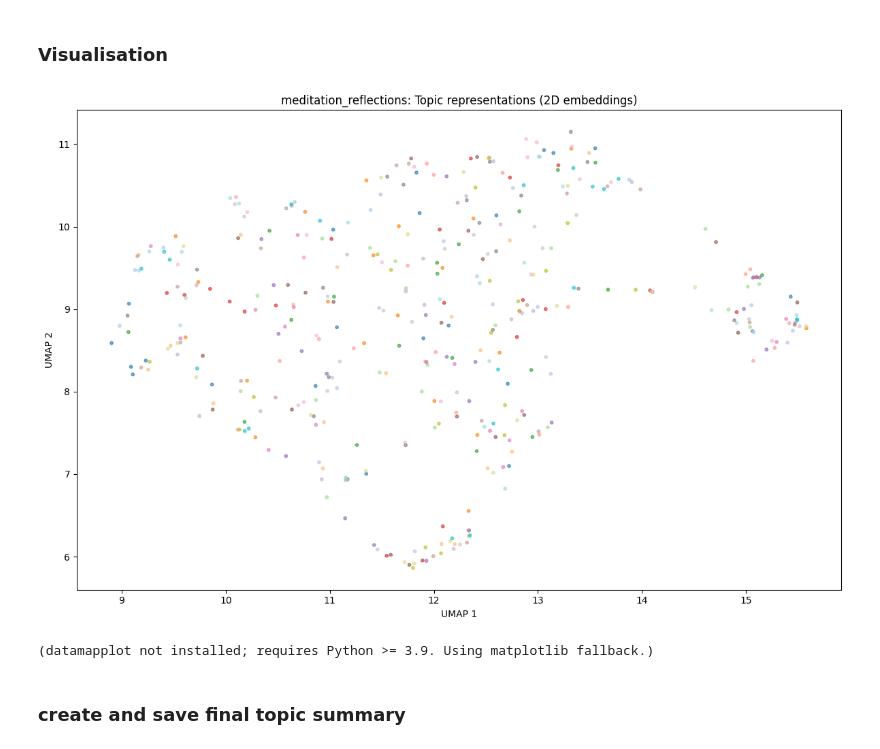
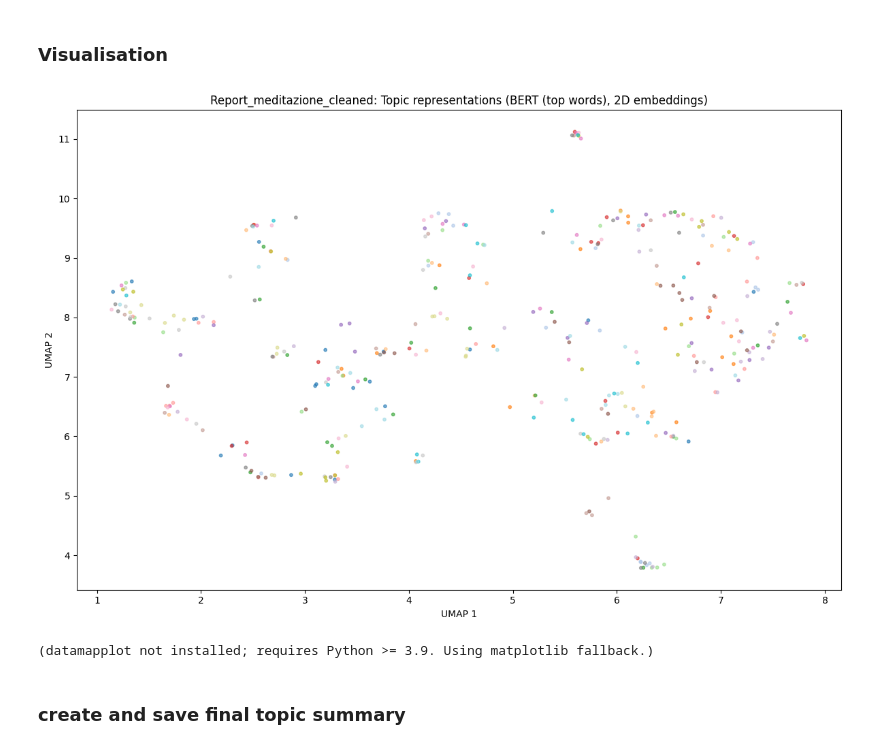
Before and after one commit to StormVRguy/MOSAIC_adapted, a Jupyter notebook: notebooks/1_Run_pipeline/MOSAIC_pipeline.ipynb, the cells around one changed output. Cells and saved outputs as stored; diff of their text form; code cells hidden in the pictures.

```diff
--- a/notebooks/1_Run_pipeline/MOSAIC_pipeline.ipynb
+++ b/notebooks/1_Run_pipeline/MOSAIC_pipeline.ipynb
@@ -138,7 +141,7 @@ outlier_threshold = 0.4#0.65
 
 # Trial: trial_200_topics.csv (200+ rows, 5 topics) or trial_cleaned_raw.csv; Dreamachine uses condition_reflections_APIcleaned.csv (column 'cleaned_reflection')
 if dataset == "trial":
-    trial_file = "meditation_reflections_raw.csv" if os.path.exists(os.path.join(DATA_DIR, "meditation_reflections_raw.csv")) else "meditation_reflections_raw.csv"
+    trial_file = "Report_meditazione_cleaned.csv" if os.path.exists(os.path.join(DATA_DIR, "Report_meditazione_cleaned.csv")) else "Report_meditazione_cleaned.csv"
     reports_path = os.path.join(DATA_DIR, trial_file)
     text_column = "reflection_answer"
 else:
@@ -509,10 +519,11 @@ for index, row in topic_info_df.iterrows():
     mmr_keywords = row['MMR']
 
     # Print the keywords for the current topic
-    print(f"\nTopic {topic_id}:")
-    print(f"  - c-TF-IDF: {ctfidf_keywords}")
-    print(f"  - KeyBERT: {keybert_keywords}")
-    print(f"  - MMR:     {mmr_keywords}")
+    if(topic_id>=0):
+        print(f"\nTopic {topic_id}:")
+        print(f"  - c-TF-IDF: {ctfidf_keywords}")
+        print(f"  - KeyBERT: {keybert_keywords}")
+        print(f"  - MMR:     {mmr_keywords}")
 
 print("\n" + "="*80 + "\n")
 # %% [output]
@@ -545,7 +597,7 @@ model_path = hf_hub_download(
 )
 
 # Use llama.cpp to load in a Quantized LLM
-llm = Llama(model_path=model_path, n_gpu_layers=-1, n_ctx=4096, stop=["Q:", "\n","Label:","Topic name:","Keywords:","(Note:","Note:","The label is:"],verbose=False)
+llm = Llama(model_path=model_path, n_gpu_layers=-1, n_ctx=4096, stop=["Q:", "\n", "LABEL:", "Label:", "Etichetta:", "Topic name:", "Keywords:", "PAROLE CHIAVE:", "(Nota:", "Nota:", "The label is:", "L'etichetta è:"], verbose=False)
 # %% [output]
 Setting up Llama3 for topic representation...
 llama_context: n_ctx_per_seq (4096) < n_ctx_train (8192) -- the full capacity of the model will not be utilized
@@ -681,7 +735,7 @@ This task is an example of how to use the provided
 # %% [markdown]
 ### Process and apply topic labels generated by Llama3
 # %%
-llm_labels_raw = [label[0][0] for label in topic_model.get_topics(full=True)["LLM"].values()]
+llm_labels_raw = [label[0][0] for label in topic_model.get_topics(full=True)["LLM_Custom"].values()]
 llm_labels = [re.sub(r'\s+', ' ', label.split("\n")[0].replace('"', '')).strip() for label in llm_labels_raw]
 #llm_labels = [label[0][0].replace('\nThe topic is labeled as:','').replace('\n', '').replace('Label:', '').replace('"', '') for label in topic_model.get_topics(full=True)["LLM"].values()]
 # llm_labels = [re.sub(r'\W+', ' ', label[0][0].split("\n")[0].replace('"', '')) for label in topic_model.get_topics(full=True)["LLM"].values()]
@@ -710,43 +876,57 @@ Generated Topic Labels:
 # %% [markdown]
 ### Visualisation
 # %%
-# Basic visu (to compare with visu before LLM labelling)
-display(topic_model.visualize_documents(df_reports, title=f"Documents and Topics for {condition} (Llama 3)",
+# Resolve labels: use BERT top-words when ignore_llama=True, Llama labels otherwise
+if ignore_llama:
+    _topic_info = topic_model.get_topic_info()
+    _bert_labels = {
+        row['Topic']: ' | '.join(w for w, _ in topic_model.get_topic(row['Topic'])[:5])
+        for _, row in _topic_info.iterrows() if row['Topic'] != -1
+    }
+    topic_model.set_topic_labels(_bert_labels)
+    _plot_labels = [_bert_labels.get(t, 'Unlabelled') for t in topics]
+    _label_source = 'BERT (top words)'
+else:
+    _plot_labels = all_labels
+    _label_source = 'Llama 3'
+
+# Basic visu
+display(topic_model.visualize_documents(df_reports, title=f"Documents and Topics for {condition} ({_label_source})",
 hide_annotations=True, hide_document_hover=False, custom_labels=True))
 
 
 # Datammaplot visu
 reduced_embeddings = UMAP(
     n_neighbors=int(chosen_params['n_neighbors']),
     n_components=2, #reduced embedding to 2D for visualization
     min_dist=float(chosen_params['min_dist']),
     metric='cosine',
     random_state=random_seed
 ).fit_transform(embeddings)
 
 if datamapplot is not None:
     datamapplot.create_plot(
        reduced_embeddings,
-       all_labels,
+       _plot_labels,
        label_font_size=15,
-       title=f"{condition}: Topic representations with Llama 3",
-       sub_title="Labeled with `llama-3-8b-instruct` (representations on reduced 2D embeddings)",
+       title=f"{condition}: Topic representations with {_label_source}",
+       sub_title=f"Labeled with {_label_source} (representations on reduced 2D embeddings)",
        label_wrap_width=20,
        use_medoids=True
     )
 else:
     import matplotlib.pyplot as plt
     plt.figure(figsize=(12, 8))
-    plt.scatter(reduced_embeddings[:, 0], reduced_embeddings[:, 1], c=range(len(all_labels)), cmap='tab20', s=10, alpha=0.6)
-    plt.title(f"{condition}: Topic representations (2D embeddings)")
+    plt.scatter(reduced_embeddings[:, 0], reduced_embeddings[:, 1], c=range(len(_plot_labels)), cmap='tab20', s=10, alpha=0.6)
+    plt.title(f"{condition}: Topic representations ({_label_source}, 2D embeddings)")
     plt.xlabel("UMAP 1"); plt.ylabel("UMAP 2")
     plt.tight_layout(); plt.show()
     print("(datamapplot not installed; requires Python >= 3.9. Using matplotlib fallback.)")
 
 # hierarchical visu
 display(topic_model.visualize_hierarchy(custom_labels=True))
 # %% [output]
-[figure, old version]
+[figure, new version]
 (datamapplot not installed; requires Python >= 3.9. Using matplotlib fallback.)
 # %%
 display(topic_model.visualize_hierarchy(custom_labels=True,color_threshold=.7))
```
Also changed, not shown: parts of 21 cells of this notebook, 9 other files.
